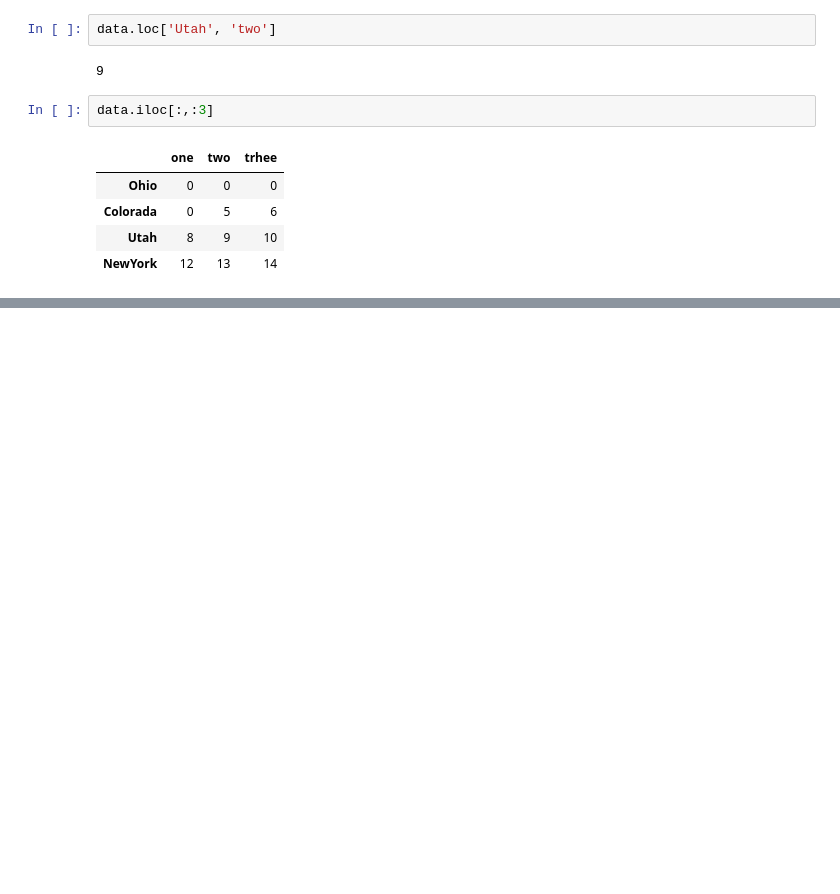
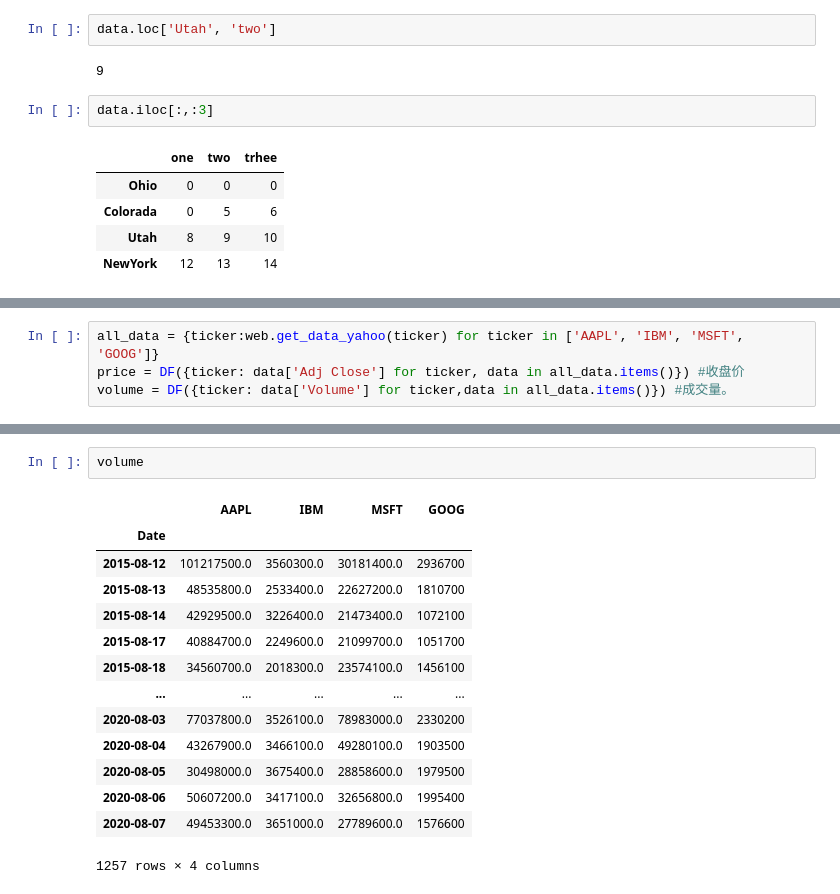
Before and after one commit to HuCui2022/data_python_analysis, a Jupyter notebook: pandas001.ipynb, the cells around one changed output, grey strips where cells are left out. Drawn from its saved outputs; the diff is of its cells as text; blank space fills up the shorter version.

```diff
--- a/pandas001.ipynb
+++ b/pandas001.ipynb
@@ -795,0 +1517,4 @@ data.iloc[:,:3]
+# %%
+all_data = {ticker:web.get_data_yahoo(ticker) for ticker in ['AAPL', 'IBM', 'MSFT', 'GOOG']}
+price = DF({ticker: data['Adj Close'] for ticker, data in all_data.items()}) #收盘价
+volume = DF({ticker: data['Volume'] for ticker,data in all_data.items()}) #成交量。
@@ -795,0 +1566,17 @@ data.iloc[:,:3]
+# %%
+volume
+# %% [output]
+|  | AAPL | IBM | MSFT | GOOG |
+| Date |  |  |  |  |
+| 2015-08-12 | 101217500.0 | 3560300.0 | 30181400.0 | 2936700 |
+| 2015-08-13 | 48535800.0 | 2533400.0 | 22627200.0 | 1810700 |
+| 2015-08-14 | 42929500.0 | 3226400.0 | 21473400.0 | 1072100 |
+| 2015-08-17 | 40884700.0 | 2249600.0 | 21099700.0 | 1051700 |
+| 2015-08-18 | 34560700.0 | 2018300.0 | 23574100.0 | 1456100 |
+| ... | ... | ... | ... | ... |
+| 2020-08-03 | 77037800.0 | 3526100.0 | 78983000.0 | 2330200 |
+| 2020-08-04 | 43267900.0 | 3466100.0 | 49280100.0 | 1903500 |
+| 2020-08-05 | 30498000.0 | 3675400.0 | 28858600.0 | 1979500 |
+| 2020-08-06 | 50607200.0 | 3417100.0 | 32656800.0 | 1995400 |
+| 2020-08-07 | 49453300.0 | 3651000.0 | 27789600.0 | 1576600 |
+1257 rows × 4 columns
```
Also changed, not shown: parts of 112 cells of this notebook.
